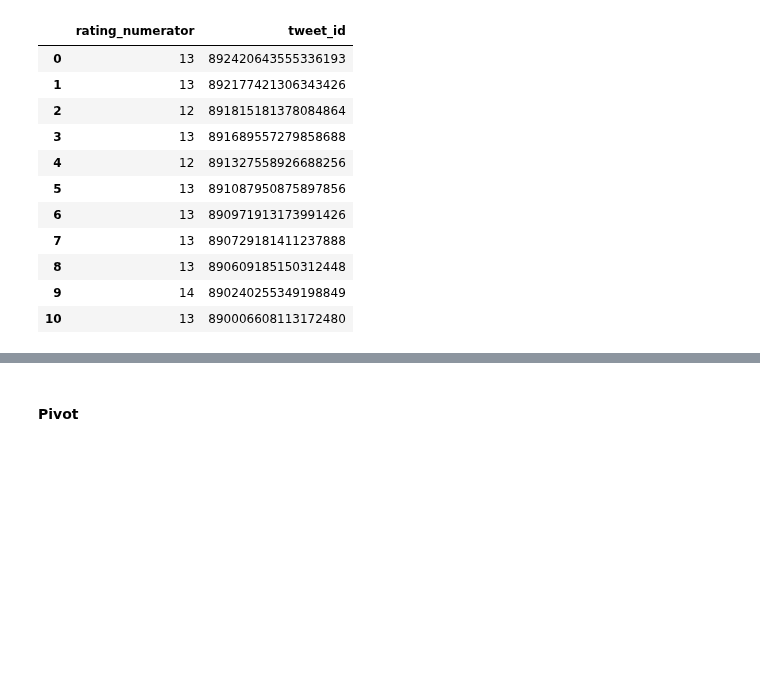
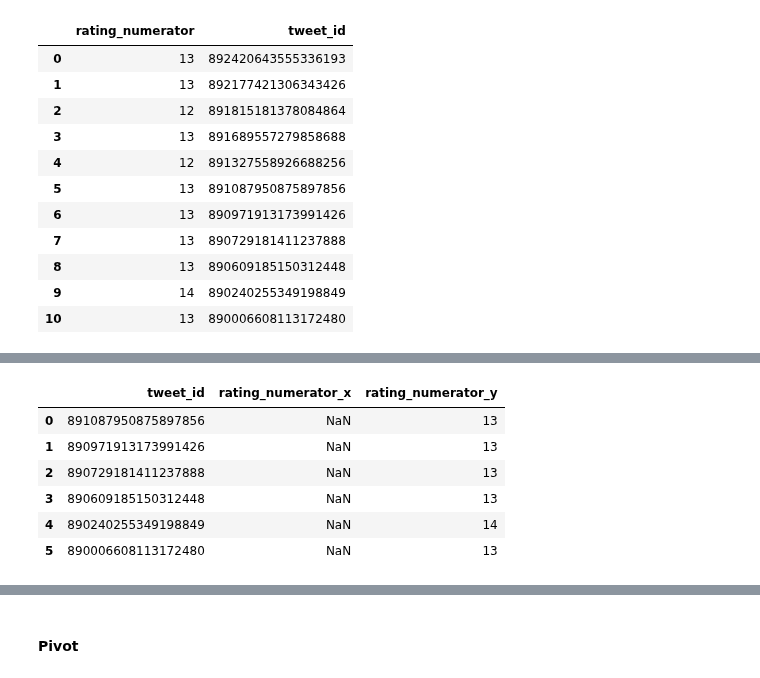
Before and after one commit to anneruhnke/data_wrangling, a Jupyter notebook: wrangle_act.ipynb, the cells around one changed output, grey strips where cells are left out. Drawn from its saved outputs; the diff is of its cells as text; code cells hidden in the pictures; blank space fills up the shorter version.

```diff
--- a/wrangle_act.ipynb
+++ b/wrangle_act.ipynb
@@ -786,0 +813,10 @@ concat_df_sideways
+# %%
+pd.merge(short_df_1, short_df_2, how='right', on='tweet_id')
+# %% [output]
+|  | tweet_id | rating_numerator_x | rating_numerator_y |
+| 0 | 891087950875897856 | NaN | 13 |
+| 1 | 890971913173991426 | NaN | 13 |
+| 2 | 890729181411237888 | NaN | 13 |
+| 3 | 890609185150312448 | NaN | 13 |
+| 4 | 890240255349198849 | NaN | 14 |
+| 5 | 890006608113172480 | NaN | 13 |
```
Also changed, not shown: parts of 29 cells of this notebook.
